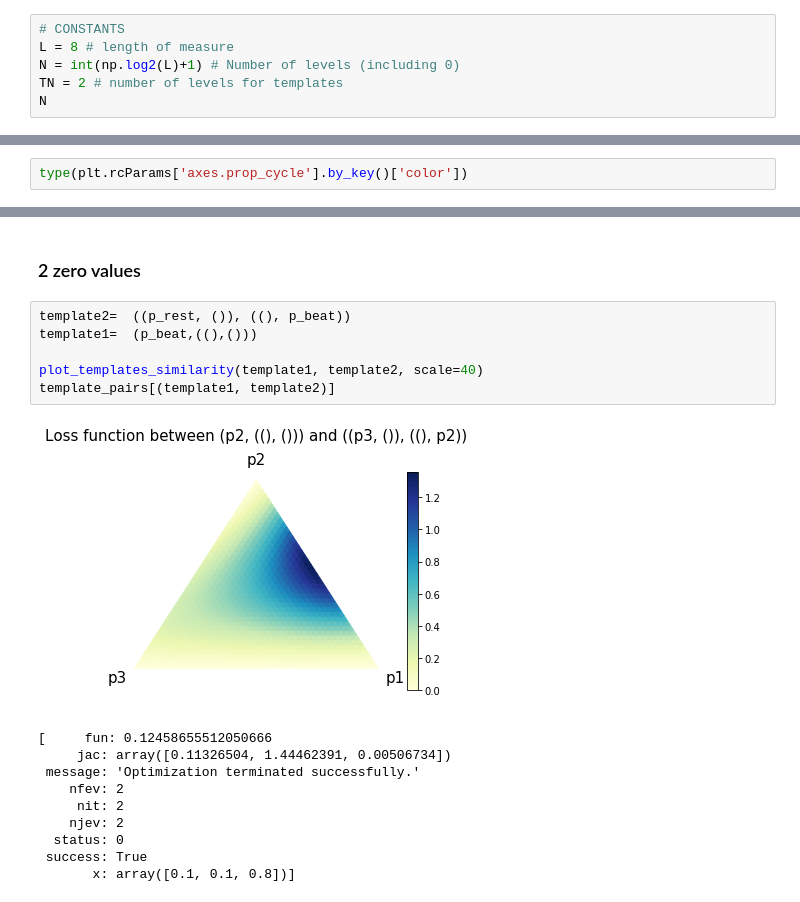
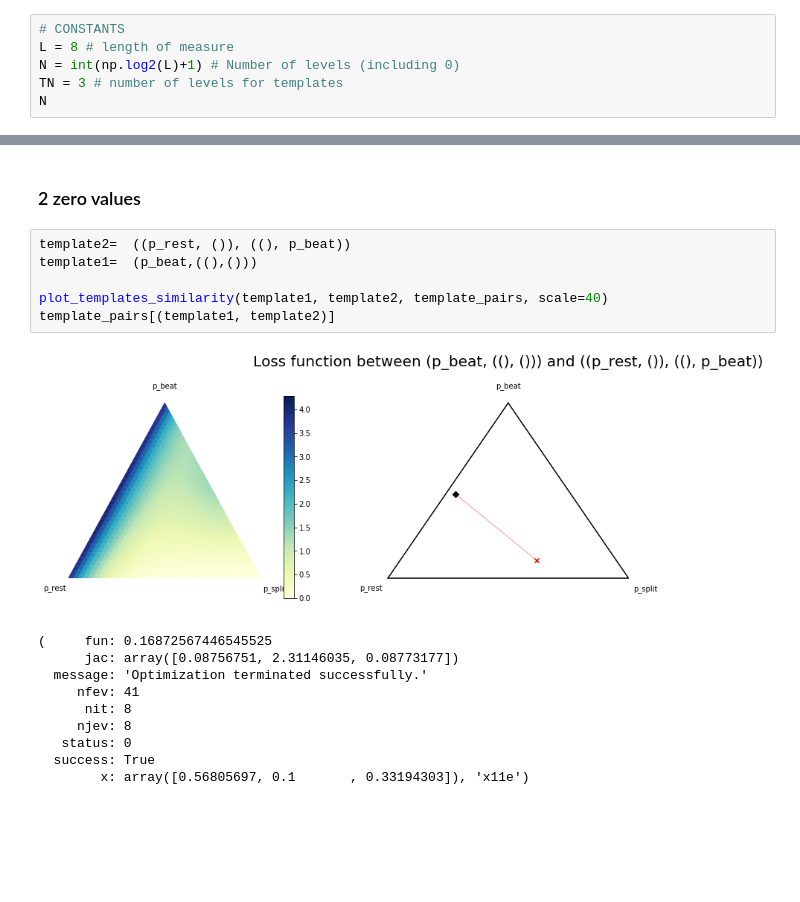
Before and after one commit to lucieperrotta/DCML, a Jupyter notebook: Pipeline.ipynb, the cells around one changed output, grey strips where cells are left out. Drawn from its saved outputs; the diff is of its cells as text; blank space fills up the shorter version.

```diff
--- a/Pipeline.ipynb
+++ b/Pipeline.ipynb
@@ -29,7 +29,7 @@ The constants for the rhythm. L is the length [in beats] of a rhythm, N is the n
 # CONSTANTS
 L = 8 # length of measure
 N = int(np.log2(L)+1) # Number of levels (including 0)
-TN = 2 # number of levels for templates
+TN = 3 # number of levels for templates
 N
 # %% [output]
 4
@@ -635,2 +651,0 @@ plt.show()
-# %%
-type(plt.rcParams['axes.prop_cycle'].by_key()['color'])
@@ -722,20 +735,20 @@ template_pairs[(template1, template2)]
 # %%
 template2=  ((p_rest, ()), ((), p_beat))
 template1=  (p_beat,((),()))
 
-plot_templates_similarity(template1, template2, scale=40)
+plot_templates_similarity(template1, template2, template_pairs, scale=40)
 template_pairs[(template1, template2)]
 # %% [output]
-[figure, old version]
+[figure, new version]
-[     fun: 0.12458655512050666
-     jac: array([0.11326504, 1.44462391, 0.00506734])
- message: 'Optimization terminated successfully.'
-    nfev: 2
-     nit: 2
-    njev: 2
-  status: 0
- success: True
-       x: array([0.1, 0.1, 0.8])]
+(     fun: 0.16872567446545525
+      jac: array([0.08756751, 2.31146035, 0.08773177])
+  message: 'Optimization terminated successfully.'
+     nfev: 41
+      nit: 8
+     njev: 8
+   status: 0
+  success: True
+        x: array([0.56805697, 0.1       , 0.33194303]), 'x11e')
 # %%
 template1=((p_beat, p_beat), (p_beat, ()))
 template2=(p_beat,((),()))
```
Also changed, not shown: parts of 19 cells of this notebook, 9 other files.
